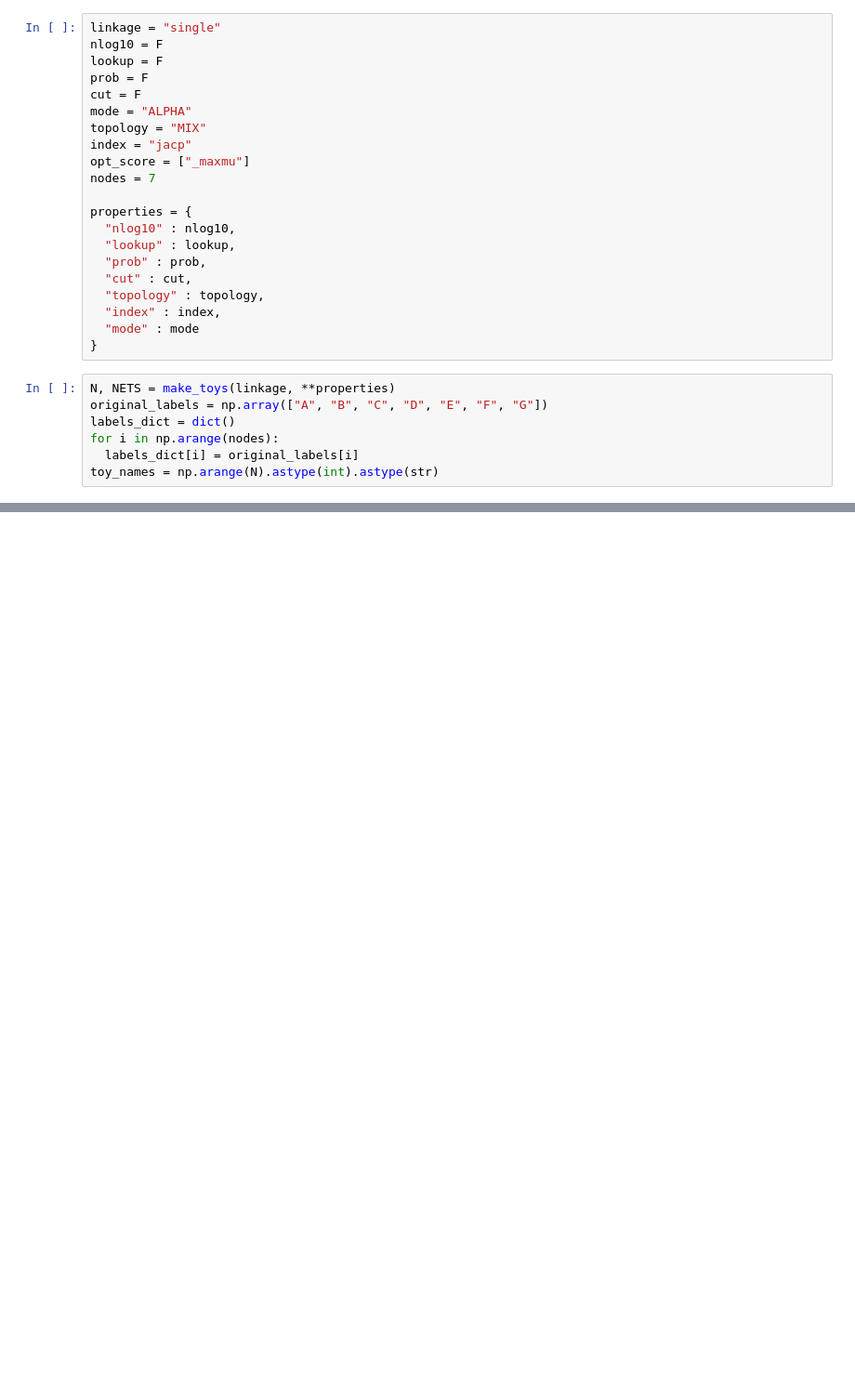
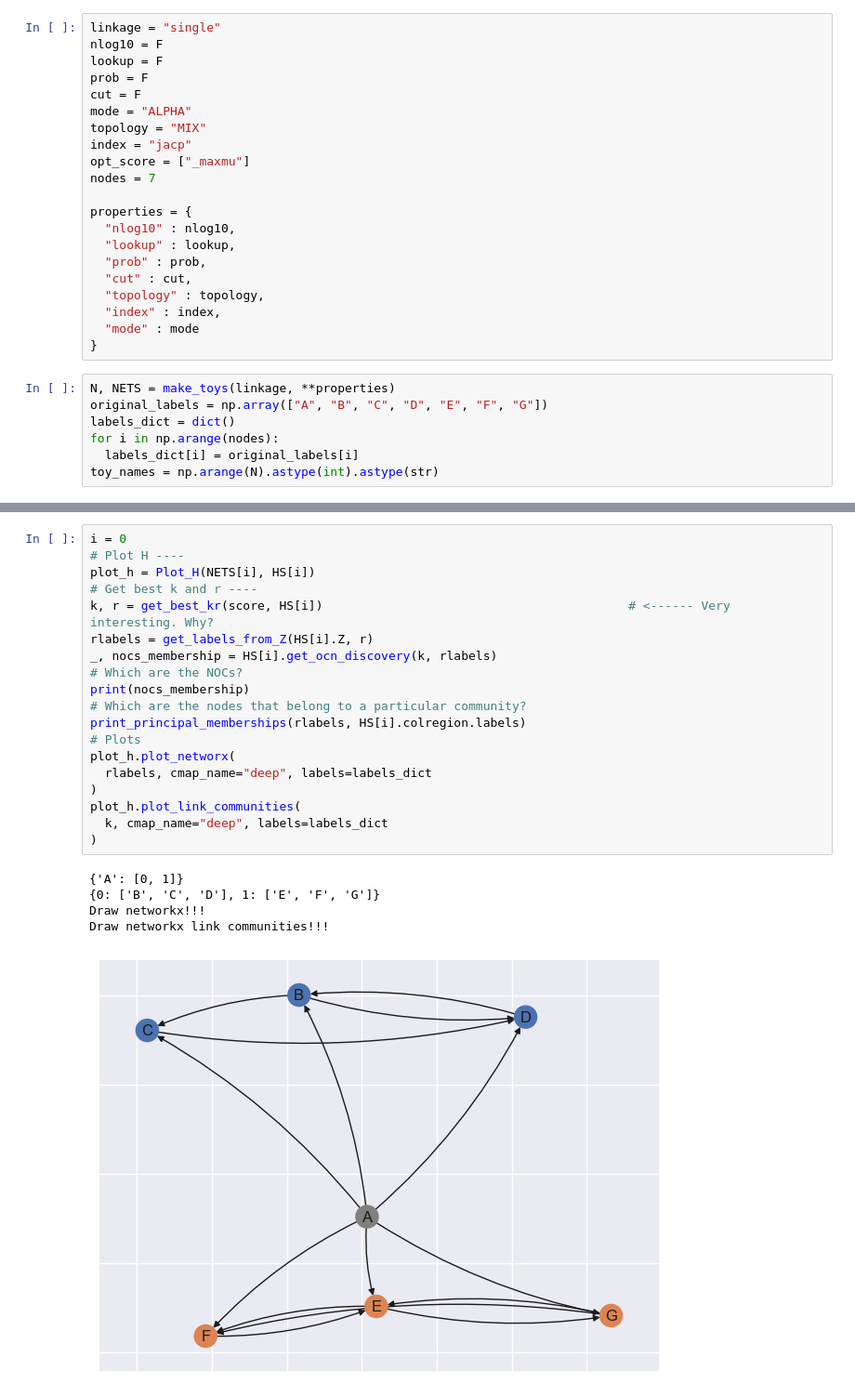
Before and after one commit to mrtnzrm2/LinkNodeCommunity, a Jupyter notebook: BowTie_example.ipynb, the cells around one changed output, grey strips where cells are left out. Shown at 93% size. Cells and saved outputs as stored; diff of their text form; blank space fills up the shorter version.

```diff
--- a/BowTie_example.ipynb
+++ b/BowTie_example.ipynb
@@ -298,0 +121,25 @@ Visualize k LCs!!!
+# %%
+i = 0
+# Plot H ----
+plot_h = Plot_H(NETS[i], HS[i])
+# Get best k and r ----
+k, r = get_best_kr(score, HS[i])                                          # <------ Very interesting. Why?
+rlabels = get_labels_from_Z(HS[i].Z, r)
+_, nocs_membership = HS[i].get_ocn_discovery(k, rlabels)
+# Which are the NOCs?
+print(nocs_membership)
+# Which are the nodes that belong to a particular community?
+print_principal_memberships(rlabels, HS[i].colregion.labels)
+# Plots
+plot_h.plot_networx(
+  rlabels, cmap_name="deep", labels=labels_dict
+)
+plot_h.plot_link_communities(
+  k, cmap_name="deep", labels=labels_dict
+)
+# %% [output]
+{'A': [0, 1]}
+{0: ['B', 'C', 'D'], 1: ['E', 'F', 'G']}
+Draw networkx!!!
+Draw networkx link communities!!!
+[figure, added]
```
Also changed, not shown: parts of 4 cells of this notebook, 1 other file.
